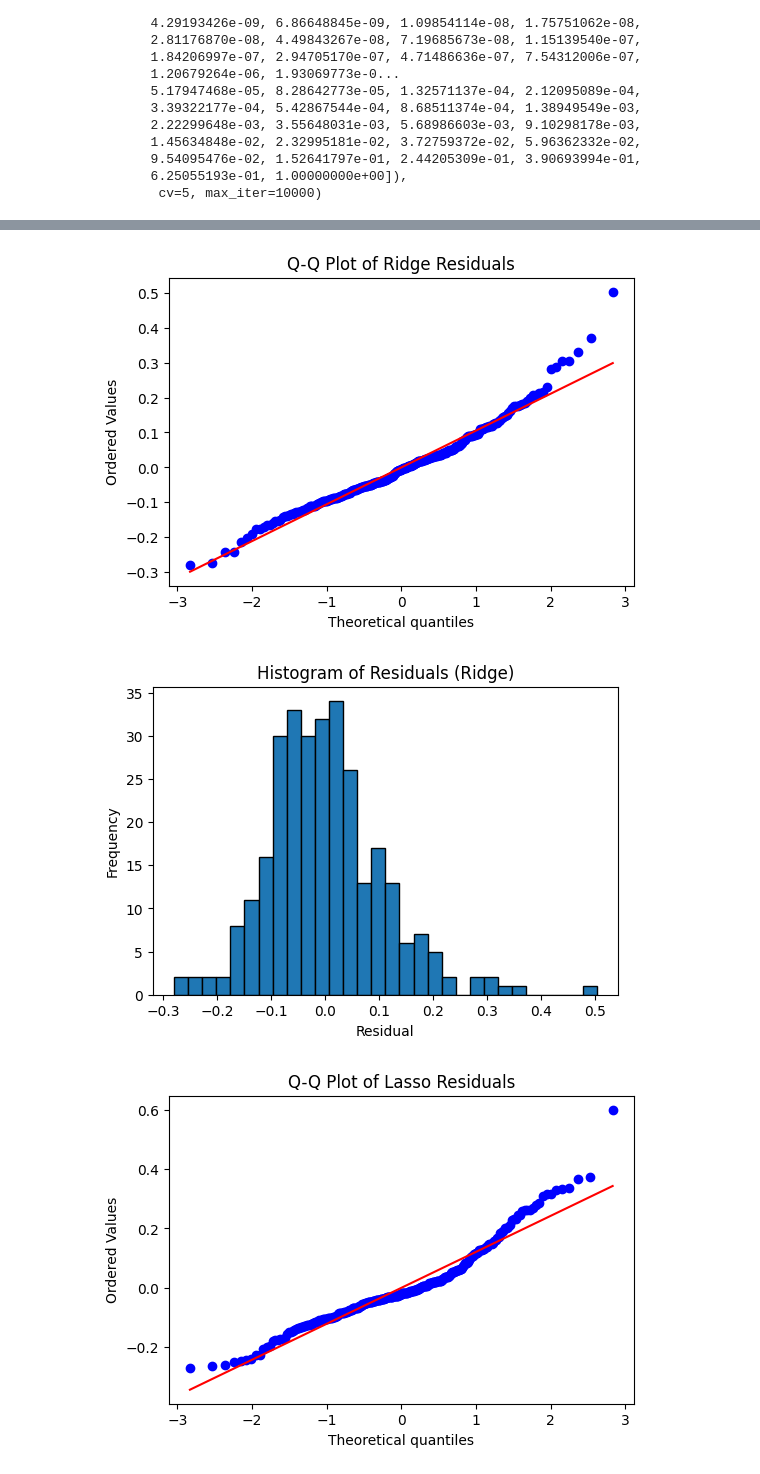
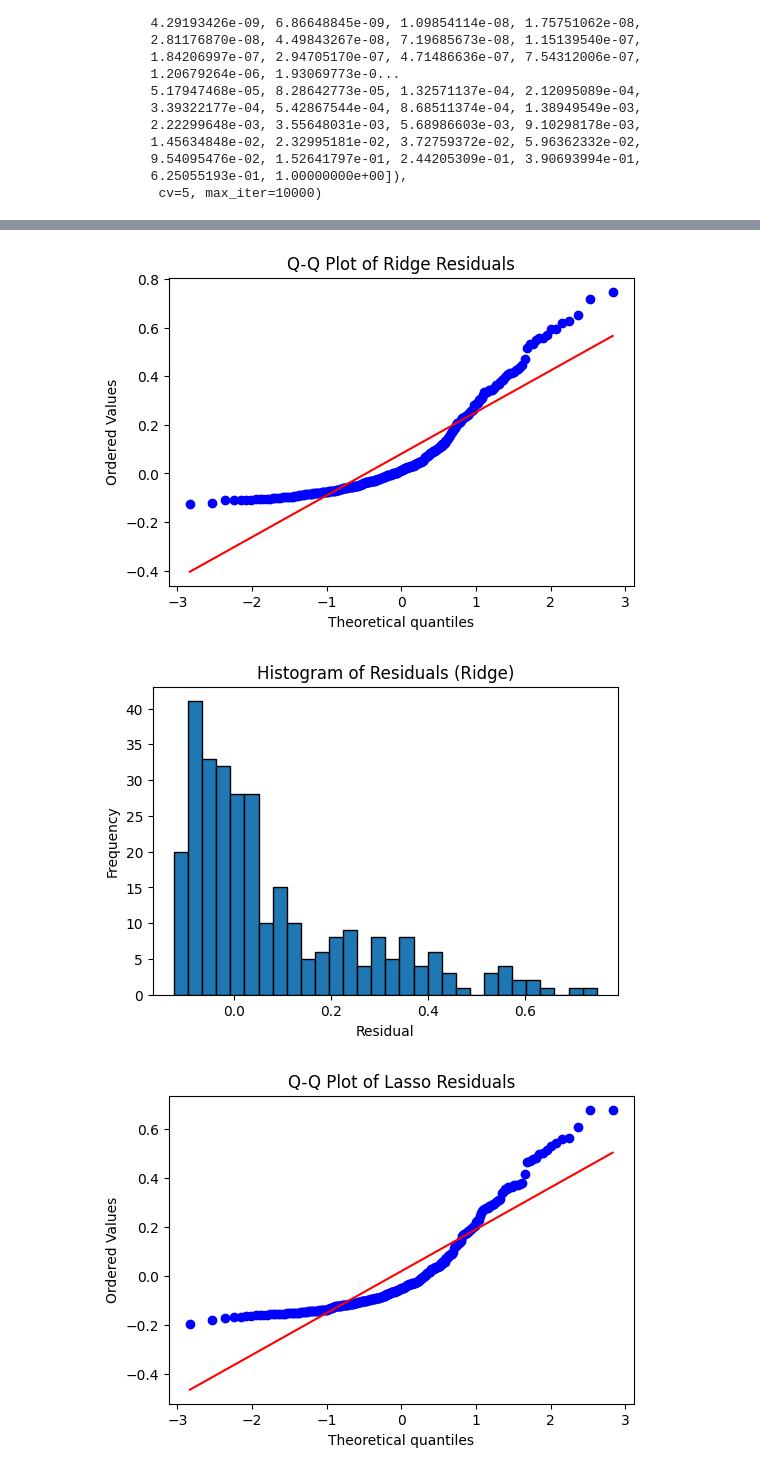
Before and after one commit to SegusFaultise/CAB420-Assessment-1A, a Jupyter notebook: CAB420_A1A_Q1_Template.ipynb, the cells around one changed output, grey strips where cells are left out. Saved outputs shown, nothing was run; the diff lists cells and outputs as text; code cells hidden in the pictures.

```diff
--- a/CAB420_A1A_Q1_Template.ipynb
+++ b/CAB420_A1A_Q1_Template.ipynb
@@ -274,2 +279,7 @@ OLS Regression Results
 Notes:
 [1] Standard Errors assume that the covariance matrix of the errors is correctly specified.
+# %%
+X_train_const = sm.add_constant(X_train_scaled)
+model_linear = sm.OLS(y_train, X_train_const).fit()
+
+model_linear.summary()
@@ -295,7 +338,7 @@ from sklearn.model_selection import cross_val_score
 alphas = np.logspace(-10, 0)
 
 ridge_model = RidgeCV(alphas=alphas, store_cv_values=True)
-ridge_model.fit(X_train_scaled, y_train)
+ridge_model.fit(X_train, y_train)
 # Once you've found your ridge and lasso models, evaluate them, following the approach you've used for the linear method, and compare the
 # three models.
 
@@ -306,7 +349,7 @@ np.float64(1.0)
 from sklearn.linear_model import LassoCV
 
 lasso_model = LassoCV(alphas=alphas, cv=5, max_iter=10000)
-lasso_model.fit(X_train_scaled, y_train)
+lasso_model.fit(X_train, y_train)
 # %% [output]
 LassoCV(alphas=array([1.00000000e-10, 1.59985872e-10, 2.55954792e-10, 4.09491506e-10,
        6.55128557e-10, 1.04811313e-09, 1.67683294e-09, 2.68269580e-09,
@@ -348,18 +391,18 @@ X_train_const = sm.add_constant(X_train)
 ols_model = sm.OLS(y_train, X_train_const).fit()
 ols_pred_train = ols_model.predict(X_train_const)
 
-ridge_pred_train = ridge_model.predict(X_train_scaled)
-lasso_pred_train = lasso_model.predict(X_train_scaled)
+ridge_pred_train = ridge_model.predict(X_train)
+lasso_pred_train = lasso_model.predict(X_train)
 
 X_val_const = sm.add_constant(X_val)
 ols_pred_val = ols_model.predict(sm.add_constant(X_val))
 ols_pred_test = ols_model.predict(sm.add_constant(X_test))
 
-ridge_pred_val = ridge_model.predict(X_val_scaled)
-ridge_pred_test = ridge_model.predict(X_test_scaled)
+ridge_pred_val = ridge_model.predict(X_val)
+ridge_pred_test = ridge_model.predict(X_test)
 
-lasso_pred_val = lasso_model.predict(X_val_scaled)
-lasso_pred_test = lasso_model.predict(X_test_scaled)
+lasso_pred_val = lasso_model.predict(X_val)
+lasso_pred_test = lasso_model.predict(X_test)
 
 def evaluate_model(y_true, y_pred, model_name):
     r2 = round(np.corrcoef(y_true, y_pred)[0, 1] ** 2, 4)
@@ -518,12 +561,12 @@ Ridge:
 
 LASSO:
 ... (135 lines left out)
 96                LandArea      7.016748
 97                 PopDens      6.065991
 98          PctUsePubTrans      4.135846
 99     LemasPctOfficDrugUn      2.252615
 [figure]
 [figure]
-[figure, old version]
+[figure, new version]
-[figure, old version]
+[figure, new version]
-[figure, old version]
+[figure, new version]
```
Also changed, not shown: parts of 6 cells of this notebook, 1 other file.
